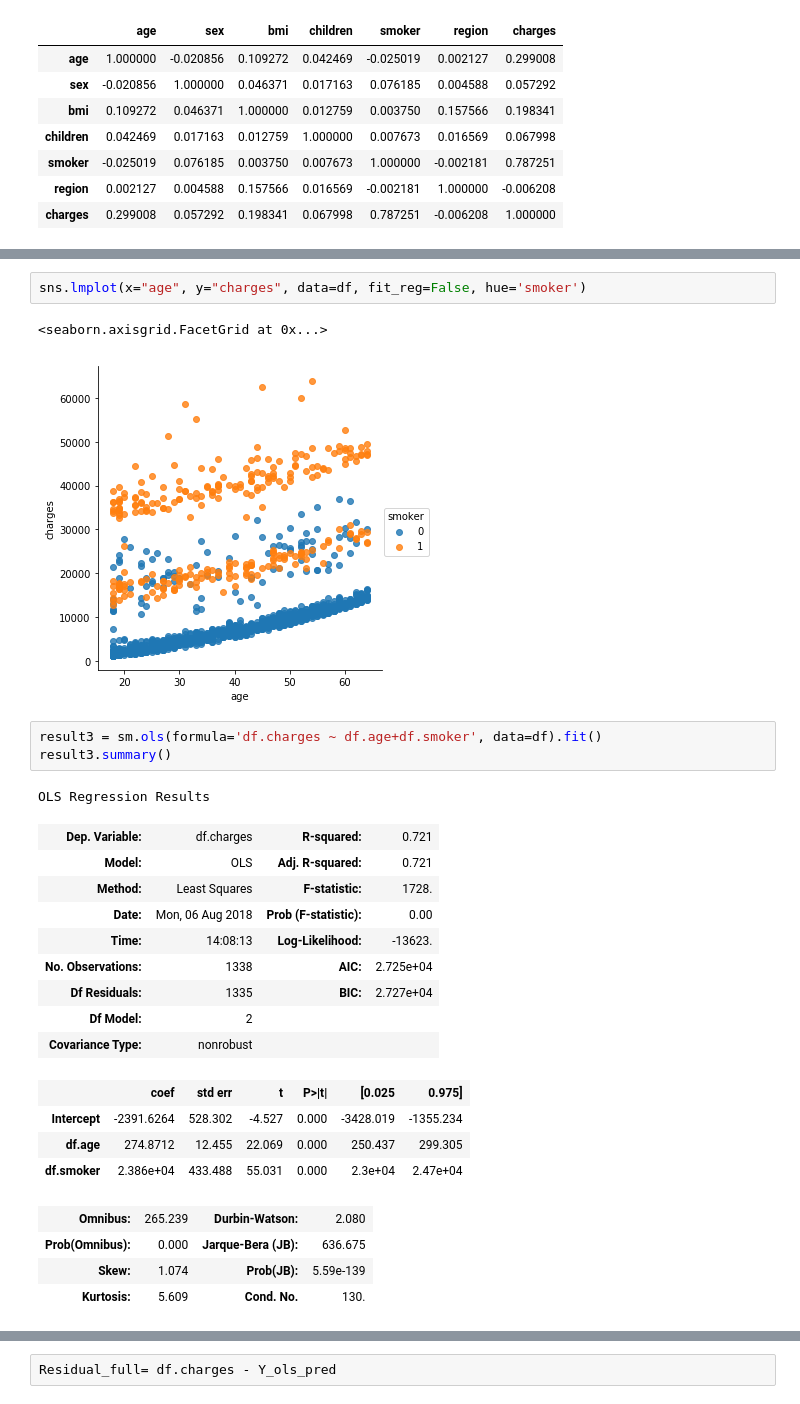
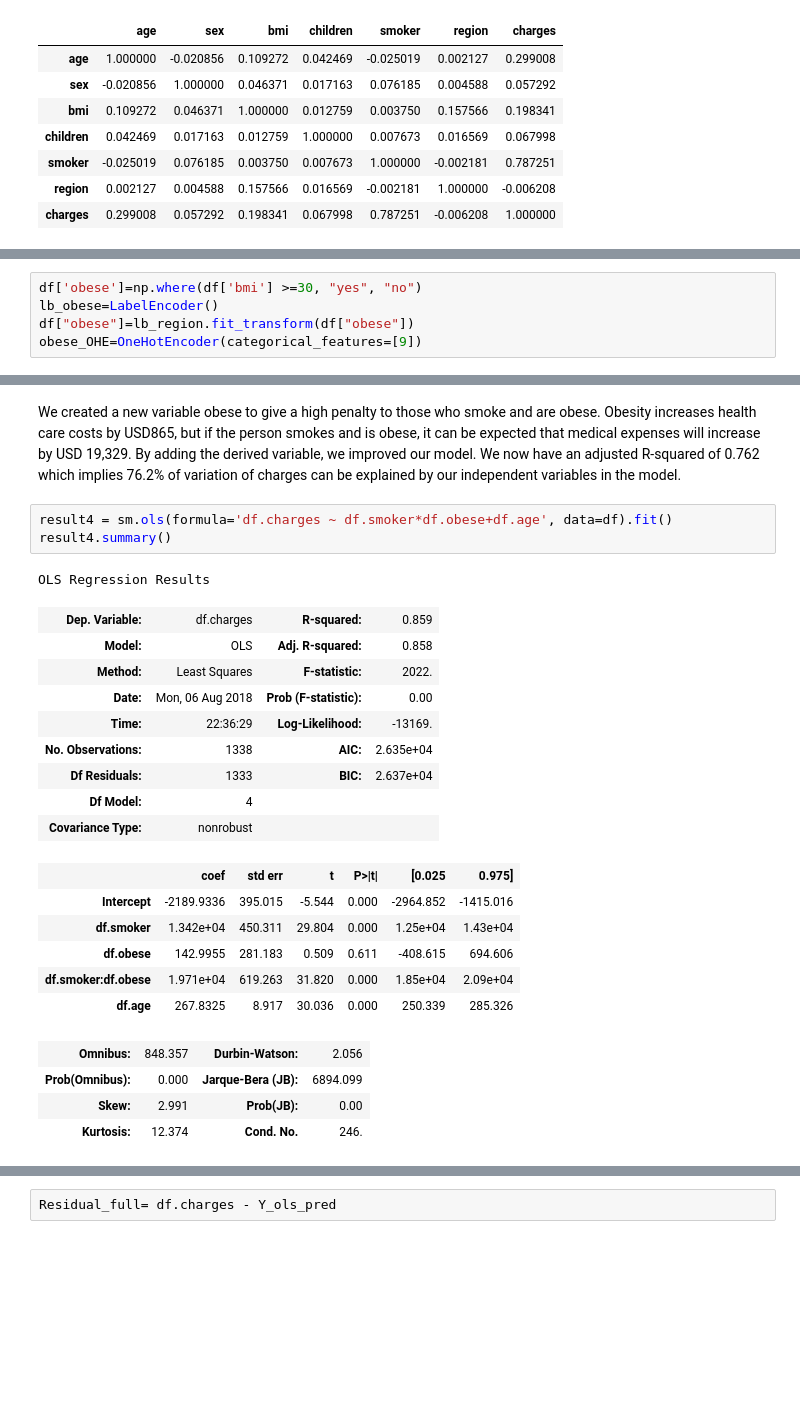
Before and after one commit to ckim41/3521, a Jupyter notebook: 3251 Term Project2.ipynb, the cells around one changed output, grey strips where cells are left out. Saved outputs shown, nothing was run; the diff lists cells and outputs as text; blank space fills up the shorter version.

```diff
--- a/3251 Term Project2.ipynb
+++ b/3251 Term Project2.ipynb
@@ -323,3 +325,8 @@ OLS Regression Results
 | Prob(Omnibus): | 0.000 | Jarque-Bera (JB): | 710.137 |
 | Skew: | 1.213 | Prob(JB): | 6.25e-155 |
 | Kurtosis: | 5.618 | Cond. No. | 289. |
+# %%
+df['obese']=np.where(df['bmi'] >=30, "yes", "no")
+lb_obese=LabelEncoder()
+df["obese"]=lb_region.fit_transform(df["obese"])
+obese_OHE=OneHotEncoder(categorical_features=[9])
@@ -359,27 +359,27 @@ As we can see, by adding those variables we have derived has significantly impro
-# %%
-sns.lmplot(x="age", y="charges", data=df, fit_reg=False, hue='smoker')
-# %% [output]
-<seaborn.axisgrid.FacetGrid at 0x...>
-[figure, removed]
+# %% [markdown]
+We created a new variable obese to give a high penalty to those who smoke and are obese. Obesity increases health care costs by USD865,  but if the person smokes and is obese, it can be expected that medical expenses will increase by USD 19,329.
+By adding the derived variable, we improved our model. We now have an adjusted R-squared of 0.762 which implies 76.2% of variation of charges can be explained by our independent variables in the model.
 # %%
-result3 = sm.ols(formula='df.charges ~ df.age+df.smoker', data=df).fit()
-result3.summary()
+result4 = sm.ols(formula='df.charges ~ df.smoker*df.obese+df.age', data=df).fit()
+result4.summary()
 # %% [output]
 OLS Regression Results
-| Dep. Variable: | df.charges | R-squared: | 0.721 |
-| Model: | OLS | Adj. R-squared: | 0.721 |
-| Method: | Least Squares | F-statistic: | 1728. |
+| Dep. Variable: | df.charges | R-squared: | 0.859 |
+| Model: | OLS | Adj. R-squared: | 0.858 |
+| Method: | Least Squares | F-statistic: | 2022. |
 | Date: | Mon, 06 Aug 2018 | Prob (F-statistic): | 0.00 |
-| Time: | 14:08:13 | Log-Likelihood: | -13623. |
-| No. Observations: | 1338 | AIC: | 2.725e+04 |
-| Df Residuals: | 1335 | BIC: | 2.727e+04 |
-| Df Model: | 2 |  |  |
+| Time: | 22:36:29 | Log-Likelihood: | -13169. |
+| No. Observations: | 1338 | AIC: | 2.635e+04 |
+| Df Residuals: | 1333 | BIC: | 2.637e+04 |
+| Df Model: | 4 |  |  |
 | Covariance Type: | nonrobust |  |  |
 |  | coef | std err | t | P>|t| | [0.025 | 0.975] |
-| Intercept | -2391.6264 | 528.302 | -4.527 | 0.000 | -3428.019 | -1355.234 |
-| df.age | 274.8712 | 12.455 | 22.069 | 0.000 | 250.437 | 299.305 |
-| df.smoker | 2.386e+04 | 433.488 | 55.031 | 0.000 | 2.3e+04 | 2.47e+04 |
+| Intercept | -2189.9336 | 395.015 | -5.544 | 0.000 | -2964.852 | -1415.016 |
+| df.smoker | 1.342e+04 | 450.311 | 29.804 | 0.000 | 1.25e+04 | 1.43e+04 |
+| df.obese | 142.9955 | 281.183 | 0.509 | 0.611 | -408.615 | 694.606 |
+| df.smoker:df.obese | 1.971e+04 | 619.263 | 31.820 | 0.000 | 1.85e+04 | 2.09e+04 |
+| df.age | 267.8325 | 8.917 | 30.036 | 0.000 | 250.339 | 285.326 |
-| Omnibus: | 265.239 | Durbin-Watson: | 2.080 |
-| Prob(Omnibus): | 0.000 | Jarque-Bera (JB): | 636.675 |
-| Skew: | 1.074 | Prob(JB): | 5.59e-139 |
-| Kurtosis: | 5.609 | Cond. No. | 130. |
+| Omnibus: | 848.357 | Durbin-Watson: | 2.056 |
+| Prob(Omnibus): | 0.000 | Jarque-Bera (JB): | 6894.099 |
+| Skew: | 2.991 | Prob(JB): | 0.00 |
+| Kurtosis: | 12.374 | Cond. No. | 246. |
```
Also changed, not shown: parts of 15 cells of this notebook.
